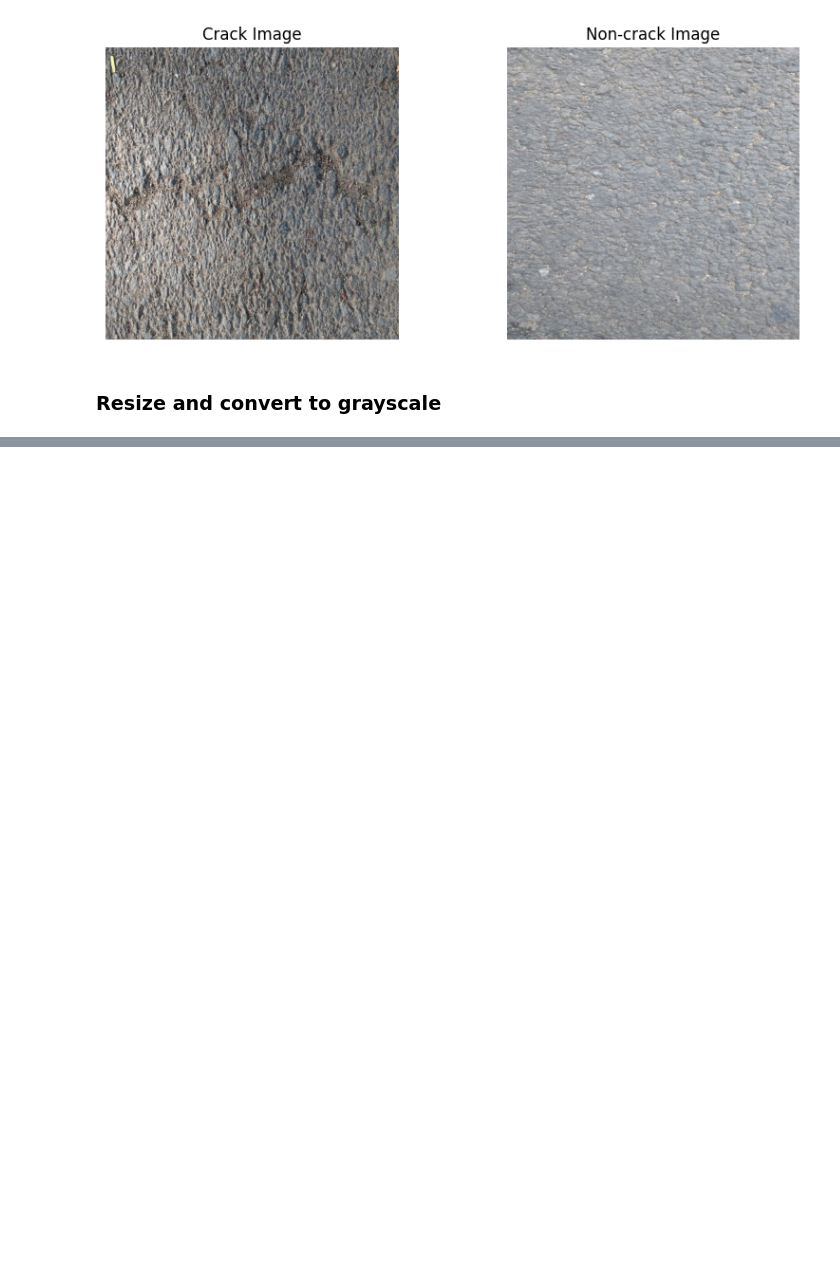
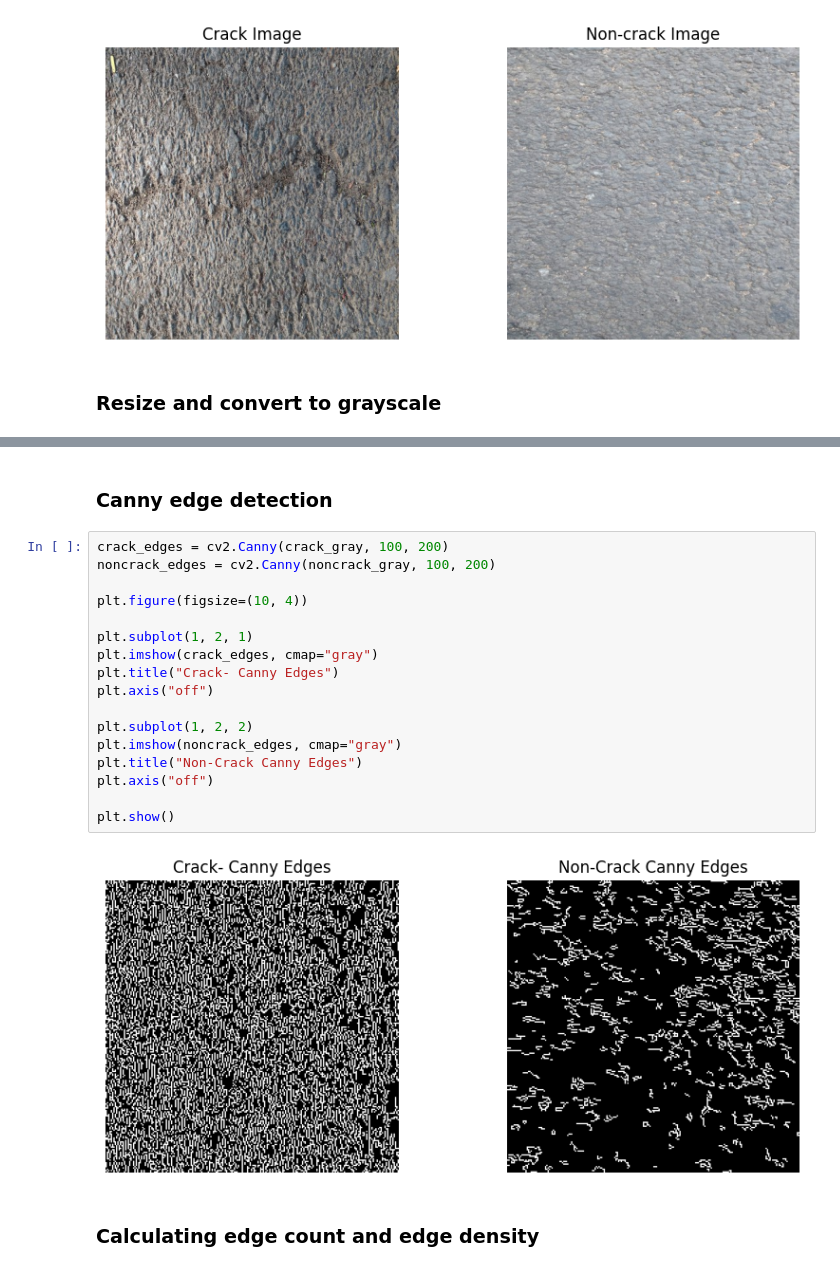
Before and after one commit to chokshihet/202618035_HetChokshi_DS605, a Jupyter notebook: 202618035_lab_6/code.ipynb, the cells around one changed output, grey strips where cells are left out. Drawn from its saved outputs; the diff is of its cells as text; blank space fills up the shorter version.

```diff
--- a/202618035_lab_6/code.ipynb
+++ b/202618035_lab_6/code.ipynb
@@ -90,0 +177,23 @@ crack_gray = cv2.cvtColor(crack_resized, cv2.COLOR_BGR2GRAY)
+# %% [markdown]
+### Canny edge detection
+# %%
+crack_edges = cv2.Canny(crack_gray, 100, 200)
+noncrack_edges = cv2.Canny(noncrack_gray, 100, 200)
+
+plt.figure(figsize=(10, 4))
+
+plt.subplot(1, 2, 1)
+plt.imshow(crack_edges, cmap="gray")
+plt.title("Crack- Canny Edges")
+plt.axis("off")
+
+plt.subplot(1, 2, 2)
+plt.imshow(noncrack_edges, cmap="gray")
+plt.title("Non-Crack Canny Edges")
+plt.axis("off")
+
+plt.show()
+# %% [output]
+[figure, added]
+# %% [markdown]
+### Calculating edge count and edge density
```
Also changed, not shown: parts of 42 cells of this notebook, 3 other files.
